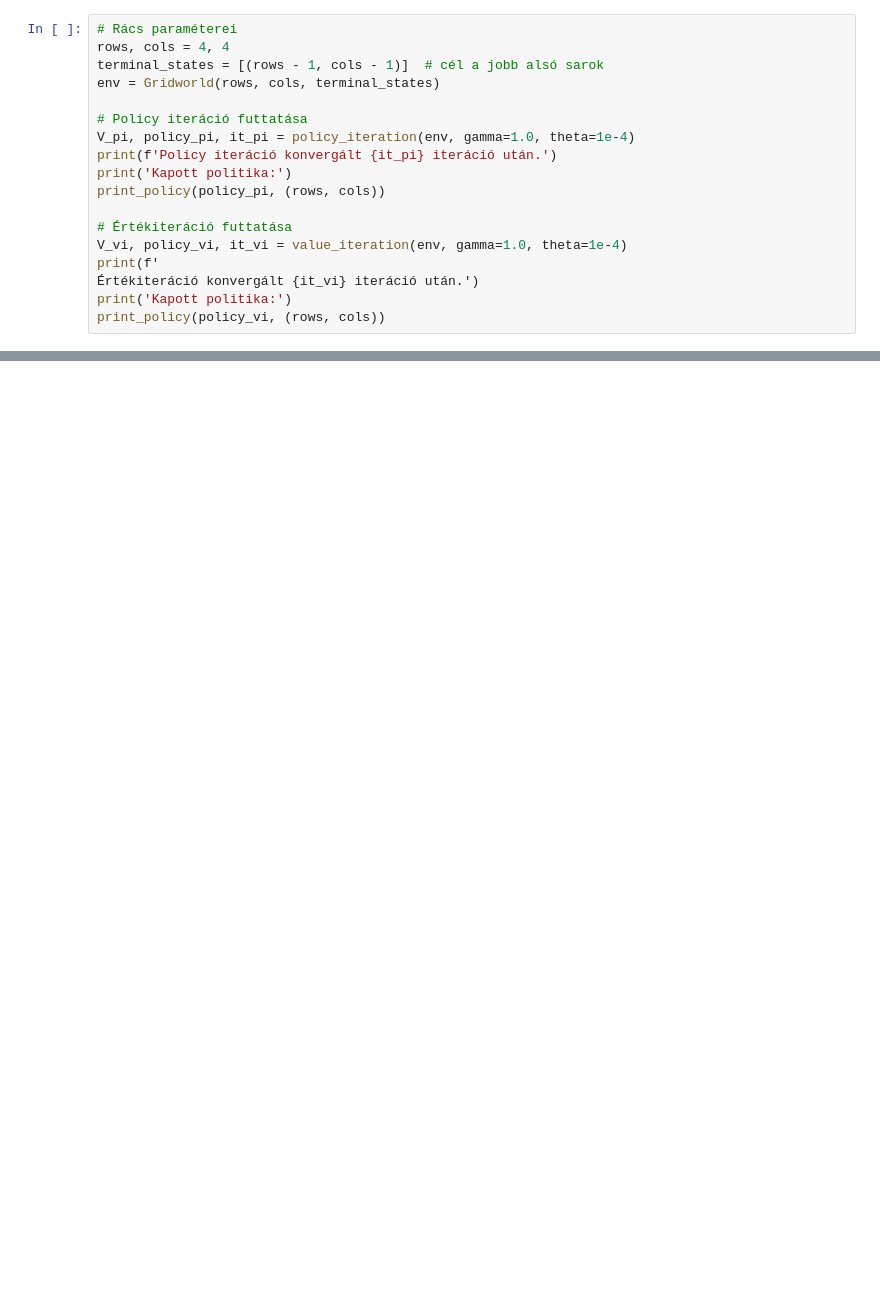
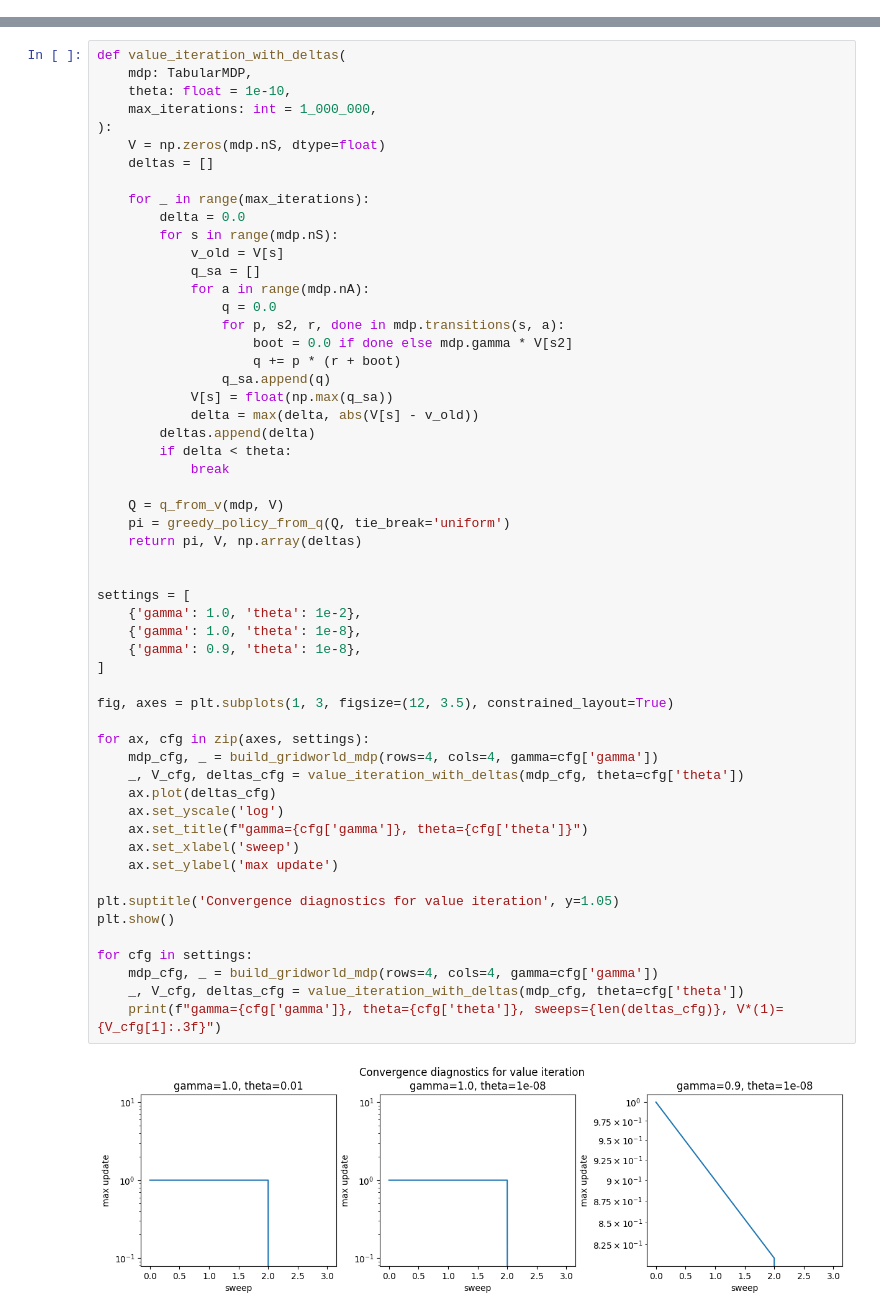
Before and after one commit to BartaZoltan/deep-reinforcement-learning-course, a Jupyter notebook: notebooks/sessions/session_02_mdp_dynamic_programming/session_02_mdp_dynamic_programming_empty.ipynb, the cells around one changed output, grey strips where cells are left out. Drawn from its saved outputs; the diff is of its cells as text; blank space fills up the shorter version.

```diff
--- a/notebooks/sessions/session_02_mdp_dynamic_programming/session_02_mdp_dynamic_programming_empty.ipynb
+++ b/notebooks/sessions/session_02_mdp_dynamic_programming/session_02_mdp_dynamic_programming_empty.ipynb
@@ -253,18 +0,0 @@ Most futtassuk le mindkét algoritmust egy 4×4-es rácson (terminális állapot
-# %%
-# Rács paraméterei
-rows, cols = 4, 4
-terminal_states = [(rows - 1, cols - 1)]  # cél a jobb alsó sarok
-env = Gridworld(rows, cols, terminal_states)
-
-# Policy iteráció futtatása
-V_pi, policy_pi, it_pi = policy_iteration(env, gamma=1.0, theta=1e-4)
-print(f'Policy iteráció konvergált {it_pi} iteráció után.')
-print('Kapott politika:')
-print_policy(policy_pi, (rows, cols))
-
-# Értékiteráció futtatása
-V_vi, policy_vi, it_vi = value_iteration(env, gamma=1.0, theta=1e-4)
-print(f'
-Értékiteráció konvergált {it_vi} iteráció után.')
-print('Kapott politika:')
-print_policy(policy_vi, (rows, cols))
@@ -306,0 +358,57 @@ Ebben a foglalkozásban részletesen megismertük a Markov döntési folyamatoka
+# %%
+def value_iteration_with_deltas(
+    mdp: TabularMDP,
+    theta: float = 1e-10,
+    max_iterations: int = 1_000_000,
+):
+    V = np.zeros(mdp.nS, dtype=float)
+    deltas = []
+
+    for _ in range(max_iterations):
+        delta = 0.0
+        for s in range(mdp.nS):
+            v_old = V[s]
+            q_sa = []
+            for a in range(mdp.nA):
+                q = 0.0
+                for p, s2, r, done in mdp.transitions(s, a):
+                    boot = 0.0 if done else mdp.gamma * V[s2]
+                    q += p * (r + boot)
+                q_sa.append(q)
+            V[s] = float(np.max(q_sa))
+            delta = max(delta, abs(V[s] - v_old))
+        deltas.append(delta)
+        if delta < theta:
+            break
+
+    Q = q_from_v(mdp, V)
+    pi = greedy_policy_from_q(Q, tie_break='uniform')
+    return pi, V, np.array(deltas)
+
+
+settings = [
+    {'gamma': 1.0, 'theta': 1e-2},
+    {'gamma': 1.0, 'theta': 1e-8},
+    {'gamma': 0.9, 'theta': 1e-8},
+]
+
+fig, axes = plt.subplots(1, 3, figsize=(12, 3.5), constrained_layout=True)
+
+for ax, cfg in zip(axes, settings):
+    mdp_cfg, _ = build_gridworld_mdp(rows=4, cols=4, gamma=cfg['gamma'])
+    _, V_cfg, deltas_cfg = value_iteration_with_deltas(mdp_cfg, theta=cfg['theta'])
+    ax.plot(deltas_cfg)
+    ax.set_yscale('log')
+    ax.set_title(f"gamma={cfg['gamma']}, theta={cfg['theta']}")
+    ax.set_xlabel('sweep')
+    ax.set_ylabel('max update')
+
+plt.suptitle('Convergence diagnostics for value iteration', y=1.05)
+plt.show()
+
+for cfg in settings:
+    mdp_cfg, _ = build_gridworld_mdp(rows=4, cols=4, gamma=cfg['gamma'])
+    _, V_cfg, deltas_cfg = value_iteration_with_deltas(mdp_cfg, theta=cfg['theta'])
+    print(f"gamma={cfg['gamma']}, theta={cfg['theta']}, sweeps={len(deltas_cfg)}, V*(1)={V_cfg[1]:.3f}")
+# %% [output]
+[figure, added]
```
Also changed, not shown: parts of 48 cells of this notebook, 35 other files.
